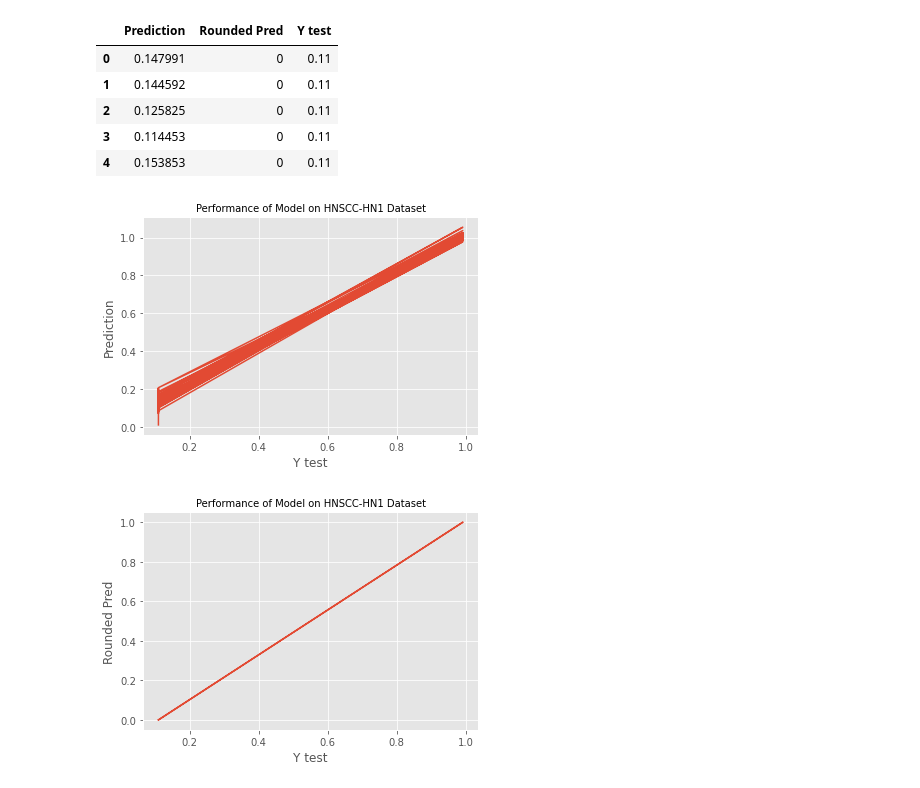
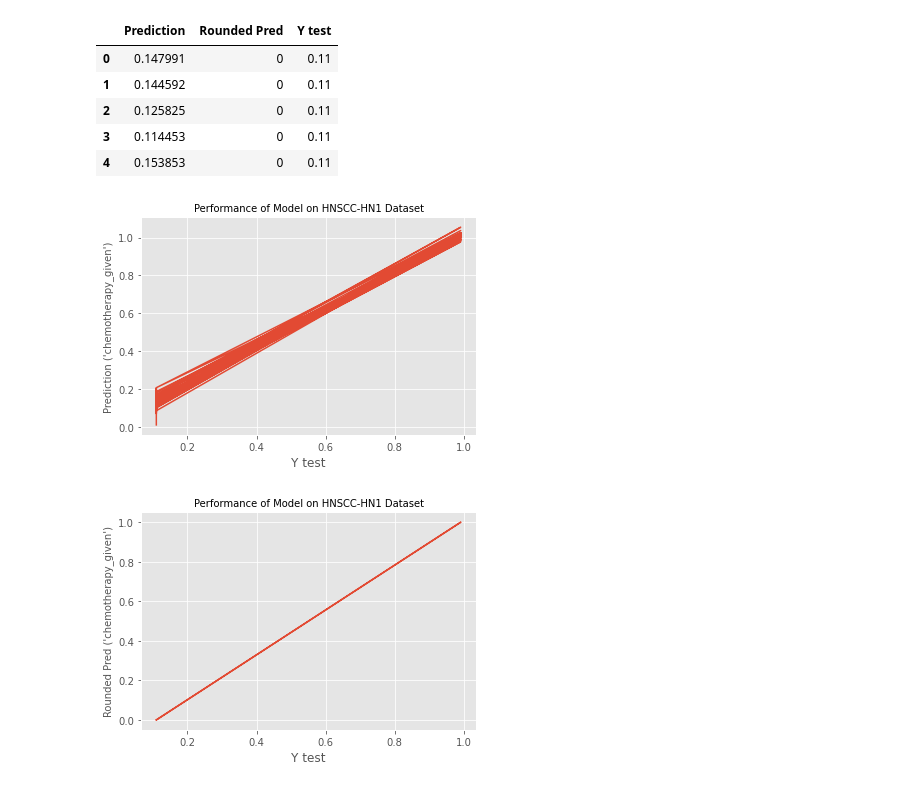
Before and after one commit to NM-Supercomputing-Challenge/Team8_Cancer_ML, a Jupyter notebook: data_vis.ipynb, the cells around one changed output. Saved outputs shown, nothing was run; the diff lists cells and outputs as text; code cells hidden in the pictures.

```diff
--- a/data_vis.ipynb
+++ b/data_vis.ipynb
@@ -62,12 +62,12 @@ y=df['Prediction']
 # %%
 plt.style.use("ggplot")
 plt.plot(x,y)
 plt.xlabel("Y test")
-plt.ylabel("Prediction")
+plt.ylabel("Prediction ('chemotherapy_given')",fontsize=10)
 plt.title("Performance of Model on HNSCC-HN1 Dataset",fontsize=10)
 plt.show()
 # %% [output]
-[figure, old version]
+[figure, new version]
 # %%
 x=df["Y test"]
 y=df['Rounded Pred']
@@ -75,8 +75,8 @@ y=df['Rounded Pred']
 plt.style.use("ggplot")
 plt.plot(x,y)
 plt.xlabel("Y test")
-plt.ylabel("Rounded Pred")
+plt.ylabel("Rounded Pred ('chemotherapy_given')",fontsize=10)
 plt.title("Performance of Model on HNSCC-HN1 Dataset",fontsize=10)
 plt.show()
 # %% [output]
-[figure, old version]
+[figure, new version]
```
